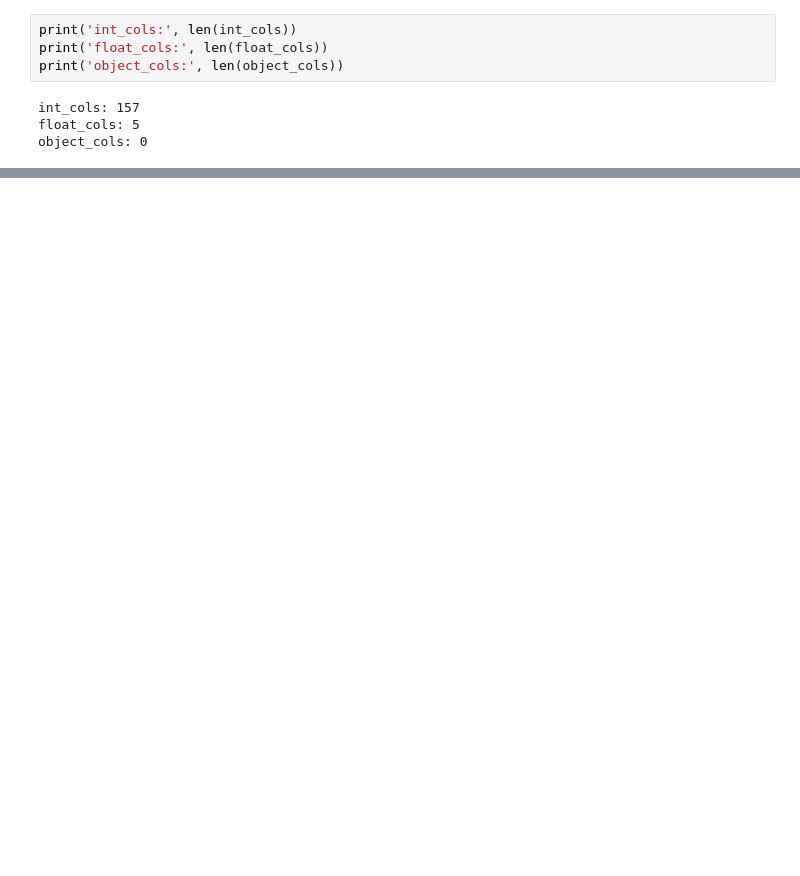
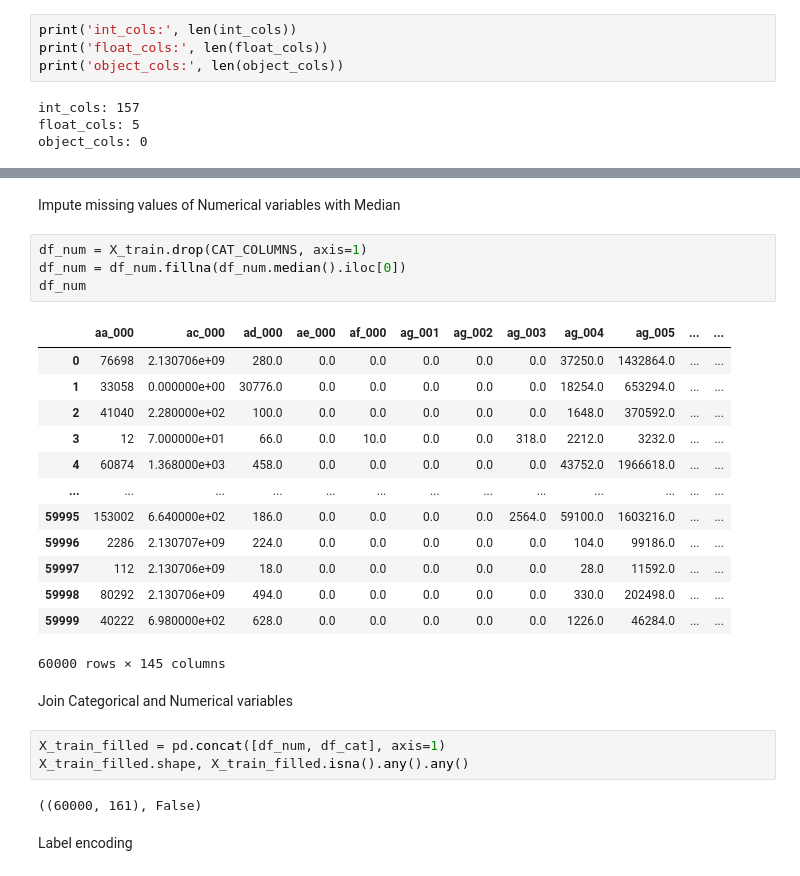
Before and after one commit to medso0018/CovTypeGridSearch, a Jupyter notebook: notebooks/apsFailure.ipynb, the cells around one changed output, grey strips where cells are left out. Drawn from its saved outputs; the diff is of its cells as text; blank space fills up the shorter version.

```diff
--- a/notebooks/apsFailure.ipynb
+++ b/notebooks/apsFailure.ipynb
@@ -169,0 +266,29 @@ plt.show()
+# %% [markdown]
+Impute missing values of Numerical variables with Median
+# %%
+df_num = X_train.drop(CAT_COLUMNS, axis=1)
+df_num = df_num.fillna(df_num.median().iloc[0])
+df_num
+# %% [output]
+|  | aa_000 | ac_000 | ad_000 | ae_000 | af_000 | ag_001 | ag_002 | ag_003 | ag_004 | ag_005 | ... | ... |
+| 0 | 76698 | 2.130706e+09 | 280.0 | 0.0 | 0.0 | 0.0 | 0.0 | 0.0 | 37250.0 | 1432864.0 | ... | ... |
+| 1 | 33058 | 0.000000e+00 | 30776.0 | 0.0 | 0.0 | 0.0 | 0.0 | 0.0 | 18254.0 | 653294.0 | ... | ... |
+| 2 | 41040 | 2.280000e+02 | 100.0 | 0.0 | 0.0 | 0.0 | 0.0 | 0.0 | 1648.0 | 370592.0 | ... | ... |
+| 3 | 12 | 7.000000e+01 | 66.0 | 0.0 | 10.0 | 0.0 | 0.0 | 318.0 | 2212.0 | 3232.0 | ... | ... |
+| 4 | 60874 | 1.368000e+03 | 458.0 | 0.0 | 0.0 | 0.0 | 0.0 | 0.0 | 43752.0 | 1966618.0 | ... | ... |
+| ... | ... | ... | ... | ... | ... | ... | ... | ... | ... | ... | ... | ... |
+| 59995 | 153002 | 6.640000e+02 | 186.0 | 0.0 | 0.0 | 0.0 | 0.0 | 2564.0 | 59100.0 | 1603216.0 | ... | ... |
+| 59996 | 2286 | 2.130707e+09 | 224.0 | 0.0 | 0.0 | 0.0 | 0.0 | 0.0 | 104.0 | 99186.0 | ... | ... |
+| 59997 | 112 | 2.130706e+09 | 18.0 | 0.0 | 0.0 | 0.0 | 0.0 | 0.0 | 28.0 | 11592.0 | ... | ... |
+| 59998 | 80292 | 2.130706e+09 | 494.0 | 0.0 | 0.0 | 0.0 | 0.0 | 0.0 | 330.0 | 202498.0 | ... | ... |
+| 59999 | 40222 | 6.980000e+02 | 628.0 | 0.0 | 0.0 | 0.0 | 0.0 | 0.0 | 1226.0 | 46284.0 | ... | ... |
+60000 rows × 145 columns
+# %% [markdown]
+Join Categorical and Numerical variables
+# %%
+X_train_filled = pd.concat([df_num, df_cat], axis=1)
+X_train_filled.shape, X_train_filled.isna().any().any()
+# %% [output]
+((60000, 161), False)
+# %% [markdown]
+Label encoding
```
Also changed, not shown: parts of 36 cells of this notebook.
